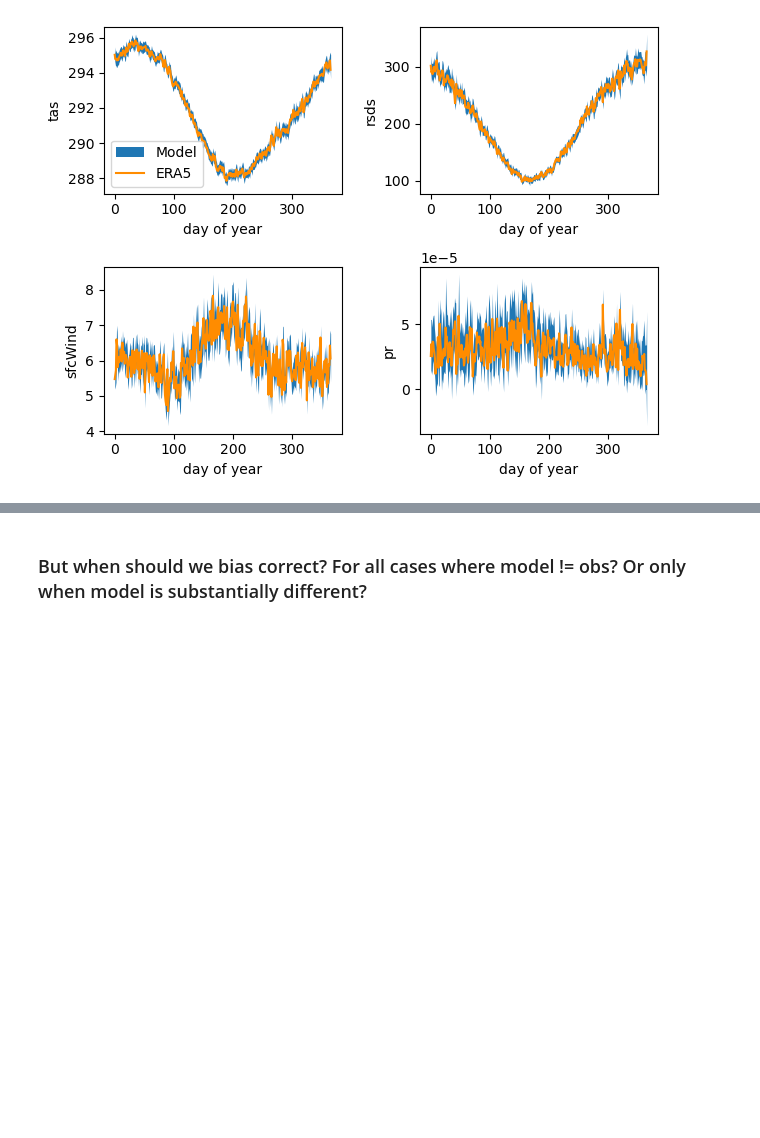
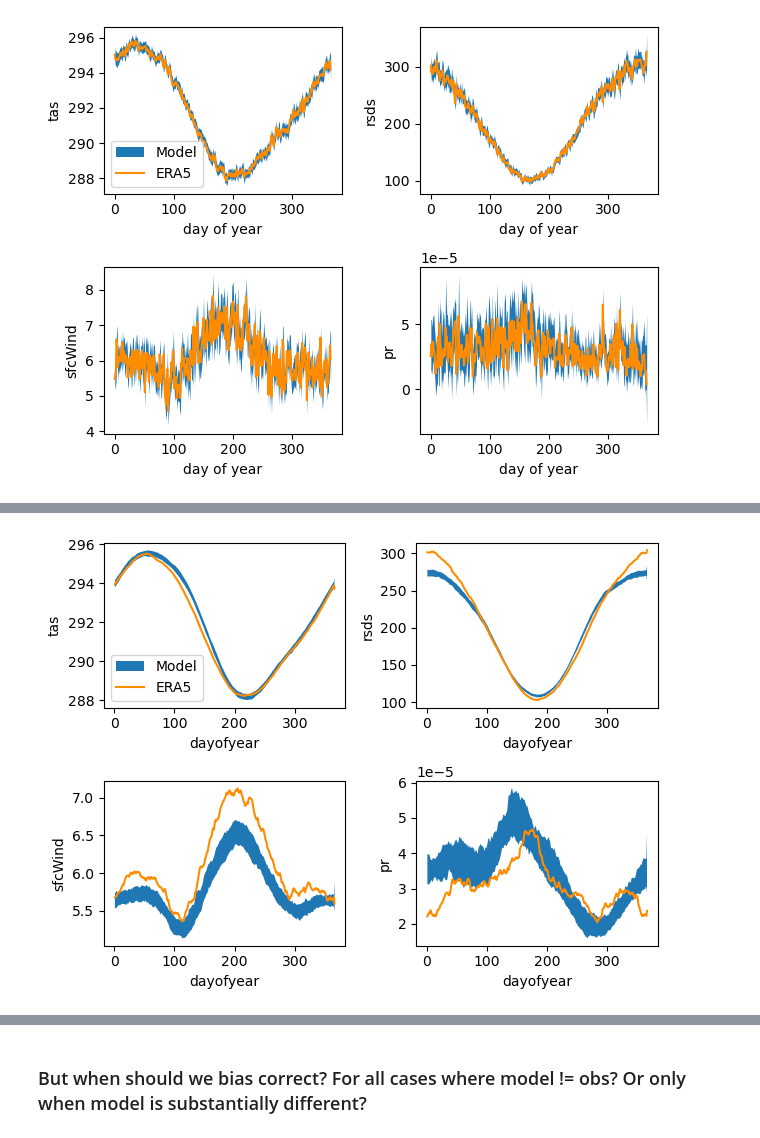
Before and after one commit to dougrichardson/LE_bias_correct, a Jupyter notebook: mean_bias.ipynb, the cells around one changed output, grey strips where cells are left out. Saved outputs shown, nothing was run; the diff lists cells and outputs as text; code cells hidden in the pictures; blank space fills up the shorter version.

```diff
--- a/mean_bias.ipynb
+++ b/mean_bias.ipynb
@@ -293,0 +366,30 @@ for i, (da_era, da_model, var) in enumerate(zip(
+# %%
+period = "dayofyear"
+
+fig, ax = plt.subplots(2, 2)
+
+for i, (da_era, da_model, var) in enumerate(zip(
+    [tas_era, rsds_era, sfcWind_era, pr_era],
+    [tas_model, rsds_model, sfcWind_model, pr_model],
+    ["tas", "rsds", "sfcWind", "pr"]
+)):
+    # Select single cell
+    cell_era = sel_cell(da_era, cell).compute()
+    cell_model = sel_cell(da_model, cell).compute()
+
+    # Rolling means
+    r_era = rolling(cell_era, 31, 1959, 2014)
+    r_model = rolling(cell_model, 31, 1959, 2014)
+
+    # Climatology
+    e_clim = get_clim(r_era, period)
+    m_clim = get_clim(r_model, period)
+
+    p = plot_clim(ax.flatten()[i], e_clim, m_clim, var, period)
+
+    if i == 0:
+        p.legend(loc="lower left")
+
+    plt.tight_layout()
+# %% [output]
+[figure, added]
```
Also changed, not shown: parts of 11 cells of this notebook.
